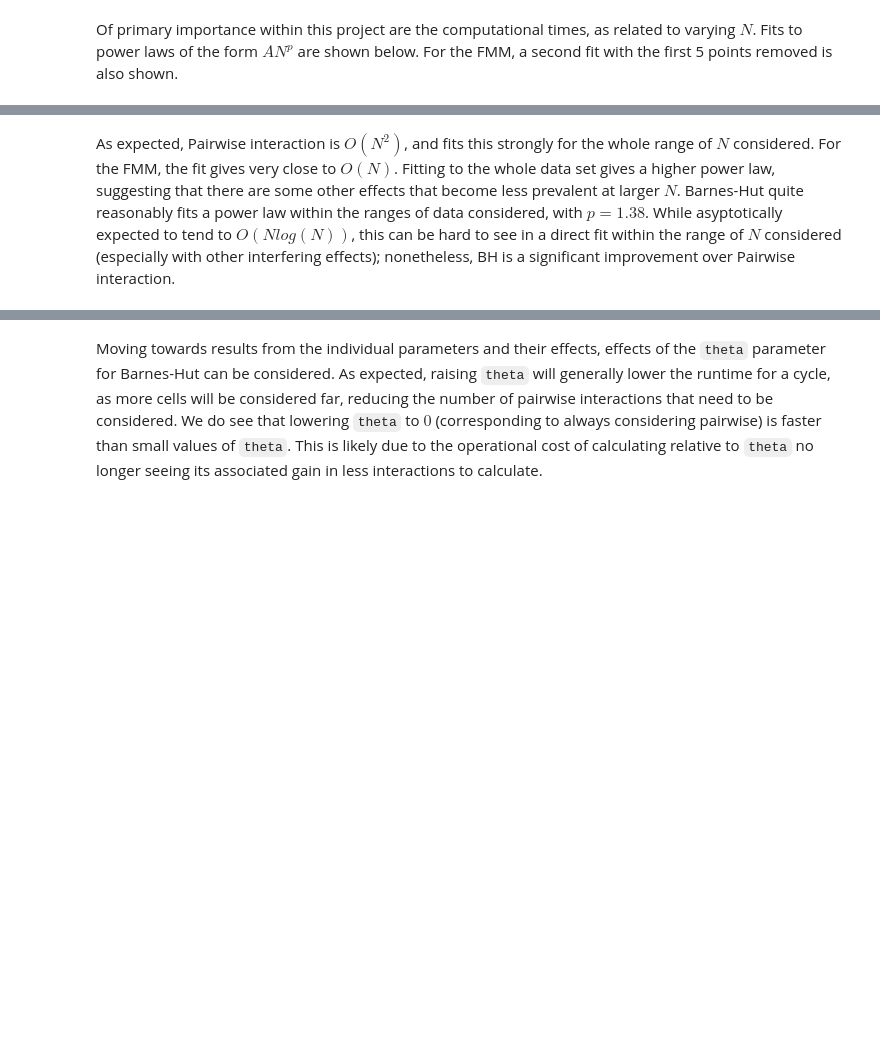
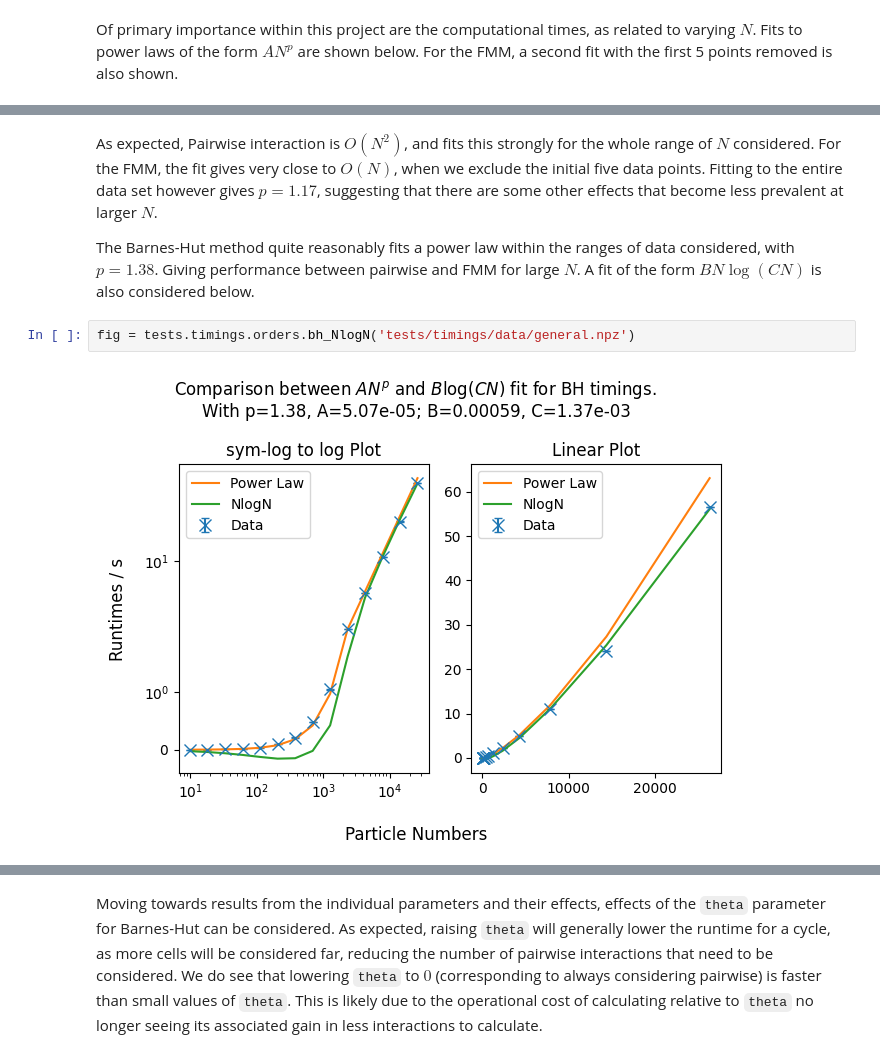
Before and after one commit to Part-II-Computational-Physics/hierarchical-methods-lb880, a Jupyter notebook: Report.ipynb, the cells around one changed output, grey strips where cells are left out. Saved outputs shown, nothing was run; the diff lists cells and outputs as text; blank space fills up the shorter version.

Commit message:
Move around videos, and add in NlogN for BH

```diff
--- a/Report.ipynb
+++ b/Report.ipynb
@@ -392,2 +393,8 @@ FMM Trun:  1.0666269163224413
 # %% [markdown]
-As expected, Pairwise interaction is $O(N^2)$, and fits this strongly for the whole range of $N$ considered. For the FMM, the fit gives very close to $O(N)$. Fitting to the whole data set gives a higher power law, suggesting that there are some other effects that become less prevalent at larger $N$. Barnes-Hut quite reasonably fits a power law within the ranges of data considered, with $p=1.38$. While asyptotically expected to tend to $O(Nlog(N))$, this can be hard to see in a direct fit within the range of $N$ considered (especially with other interfering effects); nonetheless, BH is a significant improvement over Pairwise interaction.
+As expected, Pairwise interaction is $O(N^2)$, and fits this strongly for the whole range of $N$ considered. For the FMM, the fit gives very close to $O(N)$, when we exclude the initial five data points. Fitting to the entire data set however gives $p=1.17$, suggesting that there are some other effects that become less prevalent at larger $N$.
+
+The Barnes-Hut method quite reasonably fits a power law within the ranges of data considered, with $p=1.38$. Giving performance between pairwise and FMM for large $N$. A fit of the form $B N \log(C N)$ is also considered below.
+# %%
+fig = tests.timings.orders.bh_NlogN('tests/timings/data/general.npz')
+# %% [output]
+[figure, added]
```
Also changed, not shown: parts of 18 cells of this notebook, 6 other files.
